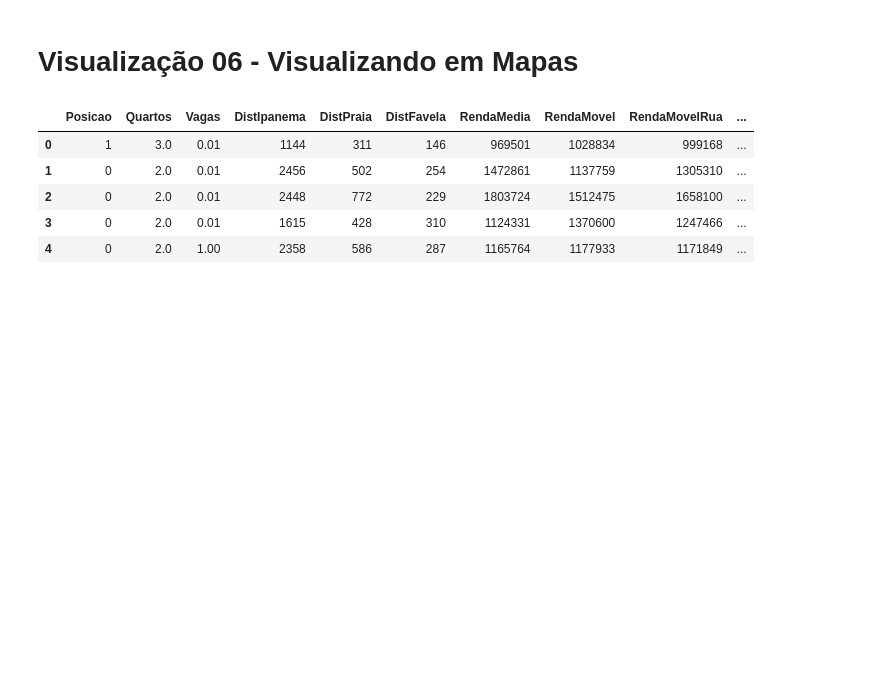
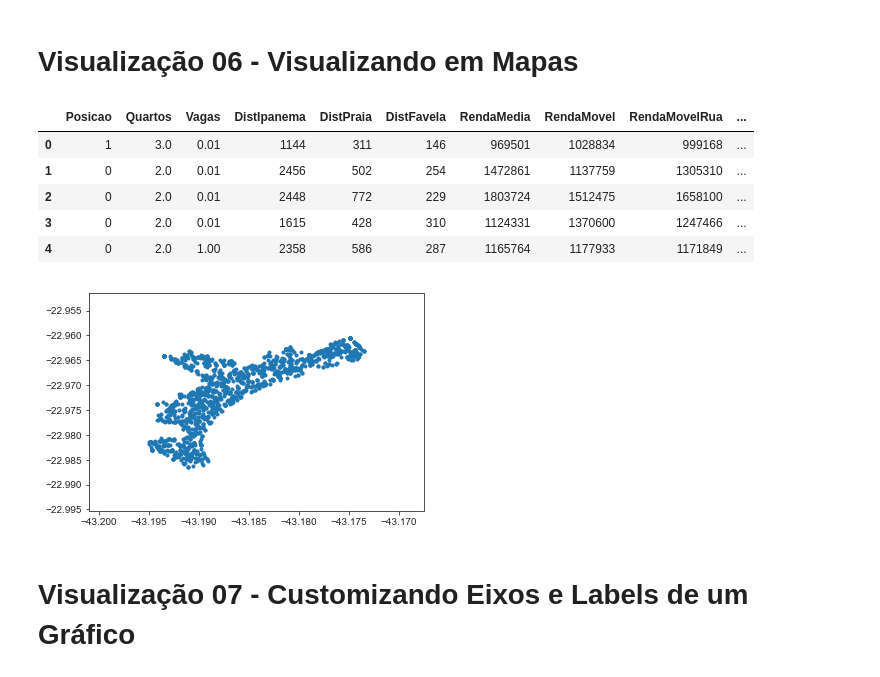
Before and after one commit to AndersonANascimento/udemy, a Jupyter notebook: Seção 6 - Pandas.ipynb, the cells around one changed output. Drawn from its saved outputs; the diff is of its cells as text; code cells hidden in the pictures; blank space fills up the shorter version.

```diff
--- a/Seção 6 - Pandas.ipynb
+++ b/Seção 6 - Pandas.ipynb
@@ -1695,7 +1699,7 @@ import matplotlib.pyplot as plt
 import pandas as pd
 import seaborn
 # %%
-df = pd.read_csv('datasets\\copacabana.csv', delimiter=';')
+df = pd.read_csv('datasets\\copacabana_lat_lng.csv', delimiter=',')
 # %%
 df.head()
 # %% [output]
@@ -1705,3 +1709,8 @@ df.head()
 | 2 | 0 | 2.0 | 0.01 | 2448 | 772 | 229 | 1803724 | 1512475 | 1658100 | ... |
 | 3 | 0 | 2.0 | 0.01 | 1615 | 428 | 310 | 1124331 | 1370600 | 1247466 | ... |
 | 4 | 0 | 2.0 | 1.00 | 2358 | 586 | 287 | 1165764 | 1177933 | 1171849 | ... |
+# %%
+plt.scatter(df['lng'], df['lat'], marker='.')
+plt.show()
+# %% [output]
+[figure, added]
@@ -1707,0 +1721,2 @@ df.head()
+# %% [markdown]
+# Visualização 07 - Customizando Eixos e Labels de um Gráfico
```
Also changed, not shown: parts of 41 cells of this notebook, 4 other files.
